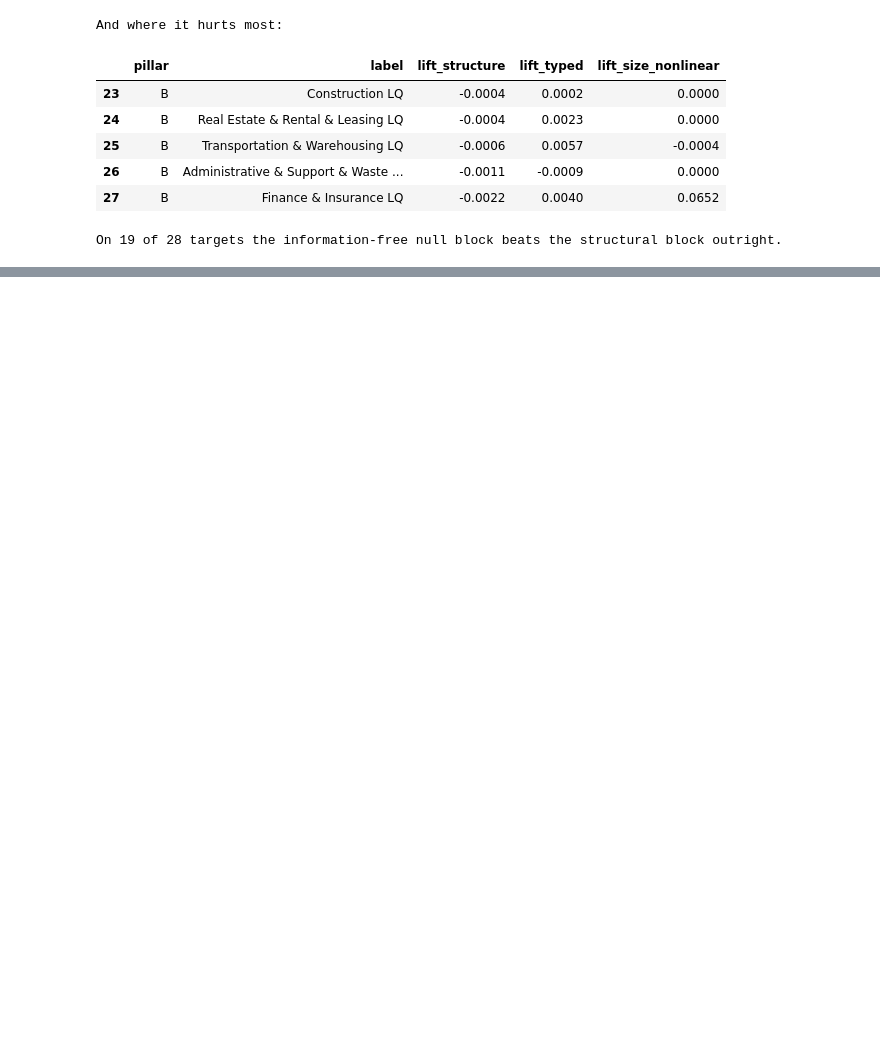
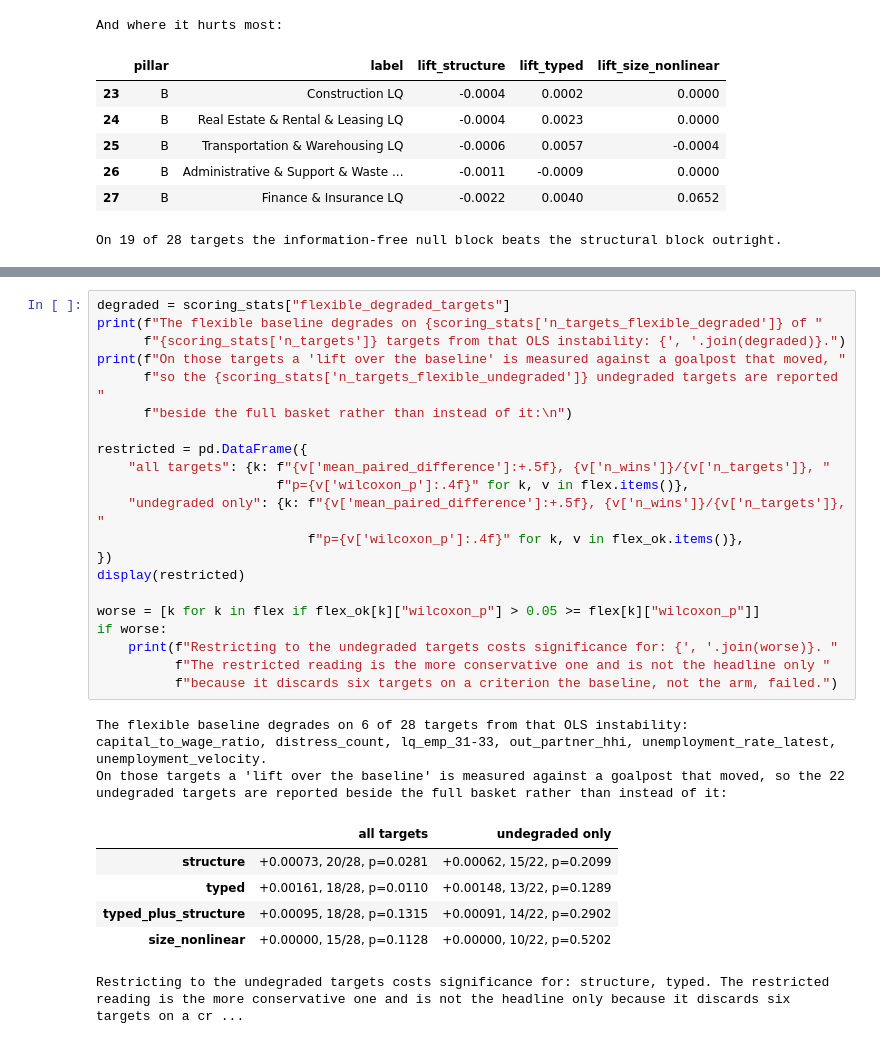
Before and after one commit to Max-Garcia-06/macro_embeddings, a Jupyter notebook: analysis-output/source-a/source_a_structure_round.ipynb, the cells around one changed output, grey strips where cells are left out. Drawn from its saved outputs; the diff is of its cells as text; blank space fills up the shorter version.

```diff
--- a/analysis-output/source-a/source_a_structure_round.ipynb
+++ b/analysis-output/source-a/source_a_structure_round.ipynb
@@ -522,0 +591,30 @@ carries `size_r2`.
+# %%
+degraded = scoring_stats["flexible_degraded_targets"]
+print(f"The flexible baseline degrades on {scoring_stats['n_targets_flexible_degraded']} of "
+      f"{scoring_stats['n_targets']} targets from that OLS instability: {', '.join(degraded)}.")
+print(f"On those targets a 'lift over the baseline' is measured against a goalpost that moved, "
+      f"so the {scoring_stats['n_targets_flexible_undegraded']} undegraded targets are reported "
+      f"beside the full basket rather than instead of it:\n")
+
+restricted = pd.DataFrame({
+    "all targets": {k: f"{v['mean_paired_difference']:+.5f}, {v['n_wins']}/{v['n_targets']}, "
+                       f"p={v['wilcoxon_p']:.4f}" for k, v in flex.items()},
+    "undegraded only": {k: f"{v['mean_paired_difference']:+.5f}, {v['n_wins']}/{v['n_targets']}, "
+                           f"p={v['wilcoxon_p']:.4f}" for k, v in flex_ok.items()},
+})
+display(restricted)
+
+worse = [k for k in flex if flex_ok[k]["wilcoxon_p"] > 0.05 >= flex[k]["wilcoxon_p"]]
+if worse:
+    print(f"Restricting to the undegraded targets costs significance for: {', '.join(worse)}. "
+          f"The restricted reading is the more conservative one and is not the headline only "
+          f"because it discards six targets on a criterion the baseline, not the arm, failed.")
+# %% [output]
+The flexible baseline degrades on 6 of 28 targets from that OLS instability: capital_to_wage_ratio, distress_count, lq_emp_31-33, out_partner_hhi, unemployment_rate_latest, unemployment_velocity.
+On those targets a 'lift over the baseline' is measured against a goalpost that moved, so the 22 undegraded targets are reported beside the full basket rather than instead of it:
+|  | all targets | undegraded only |
+| structure | +0.00073, 20/28, p=0.0281 | +0.00062, 15/22, p=0.2099 |
+| typed | +0.00161, 18/28, p=0.0110 | +0.00148, 13/22, p=0.1289 |
+| typed_plus_structure | +0.00095, 18/28, p=0.1315 | +0.00091, 14/22, p=0.2902 |
+| size_nonlinear | +0.00000, 15/28, p=0.1128 | +0.00000, 10/22, p=0.5202 |
+Restricting to the undegraded targets costs significance for: structure, typed. The restricted reading is the more conservative one and is not the headline only because it discards six targets on a cr ...
```
Also changed, not shown: parts of 9 cells of this notebook, 1 other file.
